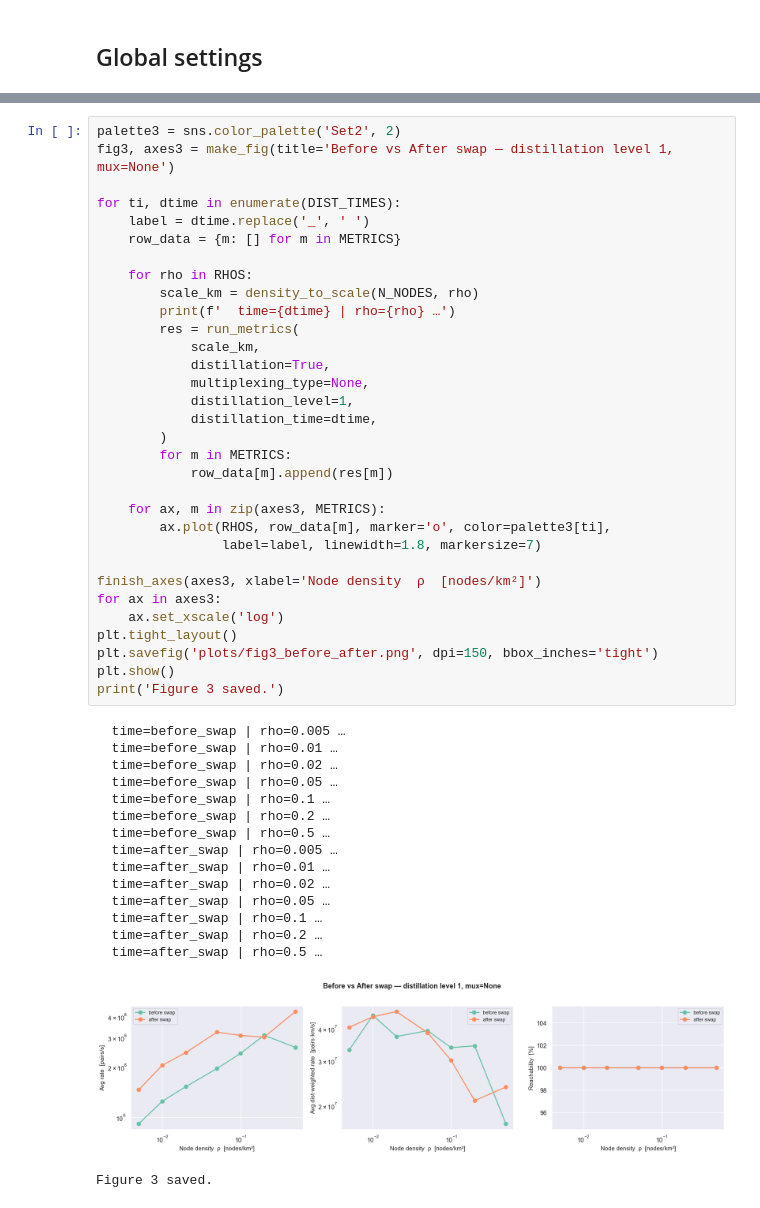
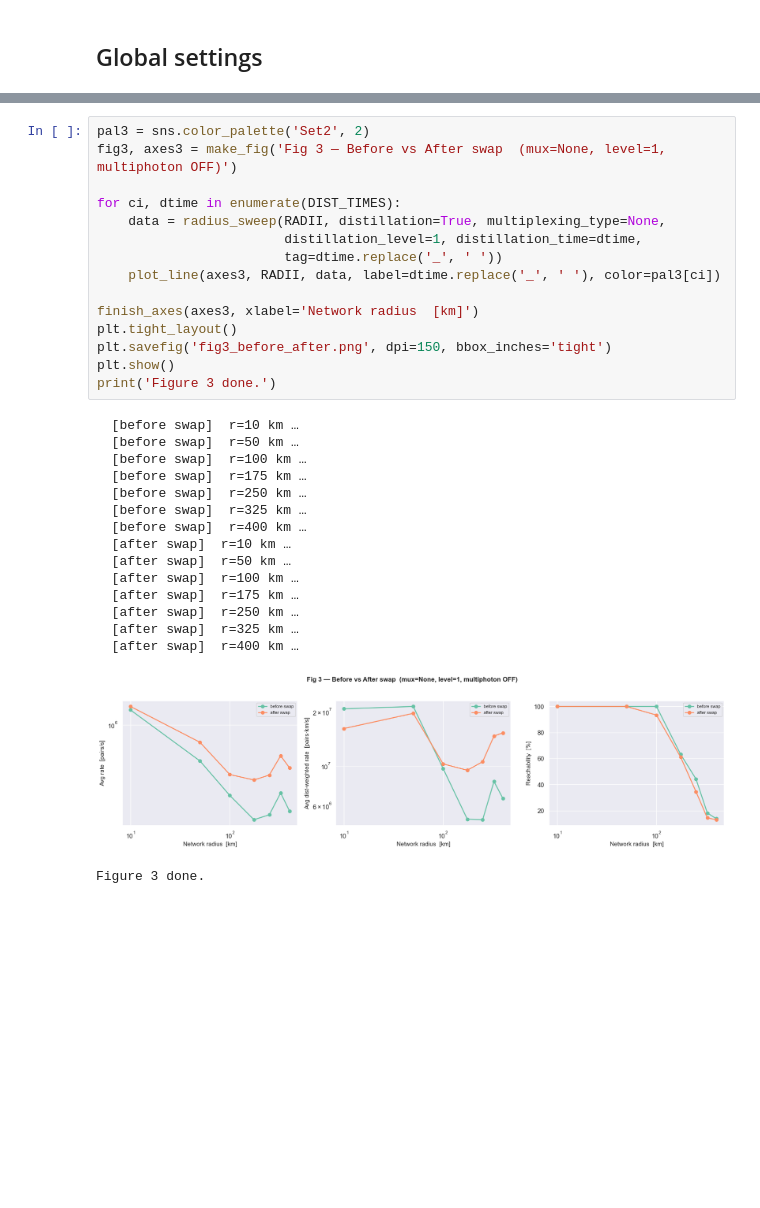
Before and after one commit to lucamar91/qkd_networks, a Jupyter notebook: metrics_study.ipynb, the cells around one changed output, grey strips where cells are left out. Saved outputs shown, nothing was run; the diff lists cells and outputs as text; blank space fills up the shorter version.

```diff
--- a/metrics_study.ipynb
+++ b/metrics_study.ipynb
@@ -261,52 +273,35 @@ Lines = before / after. X-axis = density.
 # %%
-palette3 = sns.color_palette('Set2', 2)
-fig3, axes3 = make_fig(title='Before vs After swap — distillation level 1, mux=None')
+pal3 = sns.color_palette('Set2', 2)
+fig3, axes3 = make_fig('Fig 3 — Before vs After swap  (mux=None, level=1, multiphoton OFF)')
 
-for ti, dtime in enumerate(DIST_TIMES):
-    label = dtime.replace('_', ' ')
-    row_data = {m: [] for m in METRICS}
+for ci, dtime in enumerate(DIST_TIMES):
+    data = radius_sweep(RADII, distillation=True, multiplexing_type=None,
+                        distillation_level=1, distillation_time=dtime,
+                        tag=dtime.replace('_', ' '))
+    plot_line(axes3, RADII, data, label=dtime.replace('_', ' '), color=pal3[ci])
 
-    for rho in RHOS:
-        scale_km = density_to_scale(N_NODES, rho)
-        print(f'  time={dtime} | rho={rho} …')
-        res = run_metrics(
-            scale_km,
-            distillation=True,
-            multiplexing_type=None,
-            distillation_level=1,
-            distillation_time=dtime,
-        )
-        for m in METRICS:
-            row_data[m].append(res[m])
-
-    for ax, m in zip(axes3, METRICS):
-        ax.plot(RHOS, row_data[m], marker='o', color=palette3[ti],
-                label=label, linewidth=1.8, markersize=7)
-
-finish_axes(axes3, xlabel='Node density  ρ  [nodes/km²]')
-for ax in axes3:
-    ax.set_xscale('log')
+finish_axes(axes3, xlabel='Network radius  [km]')
 plt.tight_layout()
-plt.savefig('plots/fig3_before_after.png', dpi=150, bbox_inches='tight')
+plt.savefig('fig3_before_after.png', dpi=150, bbox_inches='tight')
 plt.show()
-print('Figure 3 saved.')
+print('Figure 3 done.')
 # %% [output]
-  time=before_swap | rho=0.005 …
-  time=before_swap | rho=0.01 …
-  time=before_swap | rho=0.02 …
-  time=before_swap | rho=0.05 …
-  time=before_swap | rho=0.1 …
-  time=before_swap | rho=0.2 …
-  time=before_swap | rho=0.5 …
-  time=after_swap | rho=0.005 …
-  time=after_swap | rho=0.01 …
-  time=after_swap | rho=0.02 …
-  time=after_swap | rho=0.05 …
-  time=after_swap | rho=0.1 …
-  time=after_swap | rho=0.2 …
-  time=after_swap | rho=0.5 …
+  [before swap]  r=10 km …
+  [before swap]  r=50 km …
+  [before swap]  r=100 km …
+  [before swap]  r=175 km …
+  [before swap]  r=250 km …
+  [before swap]  r=325 km …
+  [before swap]  r=400 km …
+  [after swap]  r=10 km …
+  [after swap]  r=50 km …
+  [after swap]  r=100 km …
+  [after swap]  r=175 km …
+  [after swap]  r=250 km …
+  [after swap]  r=325 km …
+  [after swap]  r=400 km …
-[figure, old version]
+[figure, new version]
-Figure 3 saved.
+Figure 3 done.
 # %% [markdown]
 ---
 ## Figure 4 — Distillation vs Accumulated multiplexing
```
Also changed, not shown: parts of 29 cells of this notebook, 19 other files.
